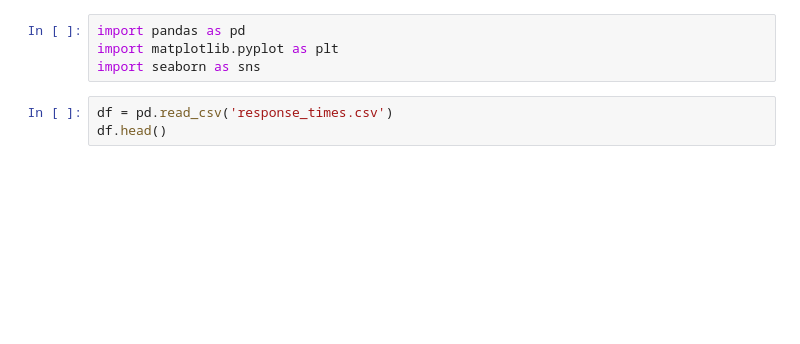
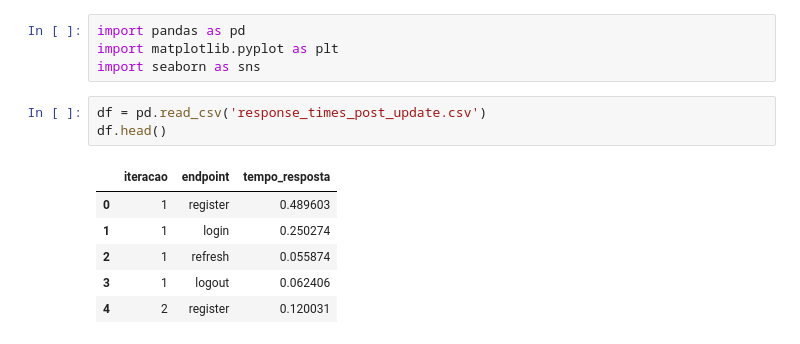
Before and after one commit to MateusVasc/IAM-Identity-and-Access-Management, a Jupyter notebook: data_analysis._post_update.ipynb, the cells around one changed output. Drawn from its saved outputs; the diff is of its cells as text; blank space fills up the shorter version.

```diff
--- a/data_analysis._post_update.ipynb
+++ b/data_analysis._post_update.ipynb
@@ -3,8 +3,15 @@ import pandas as pd
 import matplotlib.pyplot as plt
 import seaborn as sns
 # %%
-df = pd.read_csv('response_times.csv')
+df = pd.read_csv('response_times_post_update.csv')
 df.head()
+# %% [output]
+|  | iteracao | endpoint | tempo_resposta |
+| 0 | 1 | register | 0.489603 |
+| 1 | 1 | login | 0.250274 |
+| 2 | 1 | refresh | 0.055874 |
+| 3 | 1 | logout | 0.062406 |
+| 4 | 2 | register | 0.120031 |
 # %%
 stats = df.groupby('endpoint')['tempo_resposta'].describe()
 
```
Also changed, not shown: parts of 4 cells of this notebook, 3 other files.
